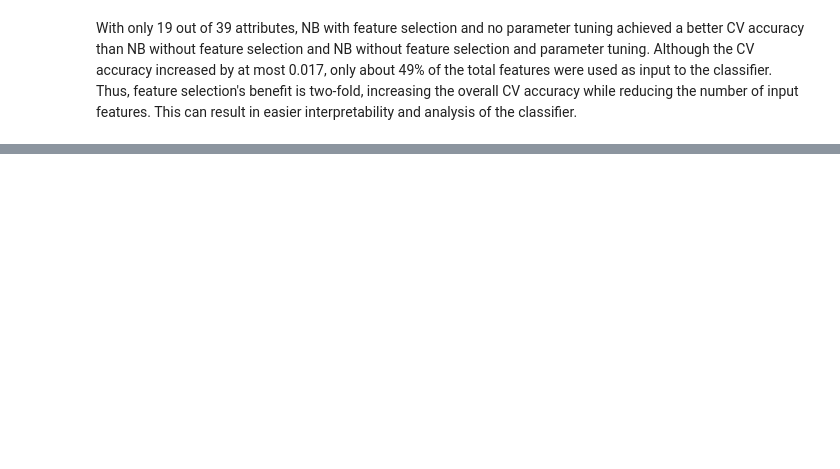
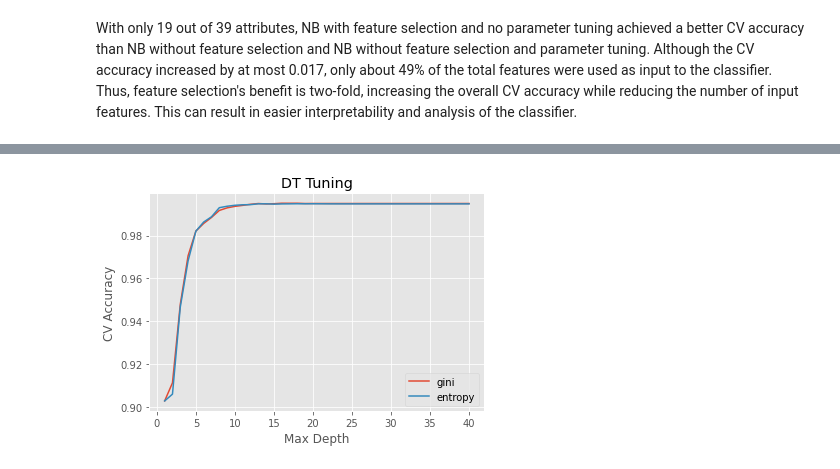
Before and after one commit to nzabdelke/Network-Traffic-Classification, a Jupyter notebook: network_traffic_classification.ipynb, the cells around one changed output, grey strips where cells are left out. Saved outputs shown, nothing was run; the diff lists cells and outputs as text; code cells hidden in the pictures; blank space fills up the shorter version.

Commit message:
add CART classifier

```diff
--- a/network_traffic_classification.ipynb
+++ b/network_traffic_classification.ipynb
@@ -381,0 +417,14 @@ best_classifiers = {"NB with FS": scores.mean()}
+# %%
+pipe = make_pipeline(ct, DecisionTreeClassifier(random_state=1234))
+criterion = ["gini", "entropy"]
+depth_range = list(range(1, 41))
+param_grid = {
+    "decisiontreeclassifier__criterion": criterion,
+    "decisiontreeclassifier__max_depth": depth_range,
+}
+
+search = GridSearchCV(pipe, param_grid, cv=cv, n_jobs=-1)
+
+search.fit(X, y)
+print("Best parameter (CV accuracy=%0.3f):" % search.best_score_)
+print(search.best_params_)
@@ -381,0 +435,19 @@ best_classifiers = {"NB with FS": scores.mean()}
+# %%
+tuning_results = pd.DataFrame(search.cv_results_["params"])
+tuning_results["mean_test_score"] = search.cv_results_["mean_test_score"]
+
+for i in ["gini", "entropy"]:
+    criterion = tuning_results[tuning_results["decisiontreeclassifier__criterion"] == i]
+    plt.plot(
+        criterion["decisiontreeclassifier__max_depth"],
+        criterion["mean_test_score"],
+        label=i,
+    )
+
+plt.legend()
+plt.xlabel("Max Depth")
+plt.ylabel("CV Accuracy")
+plt.title("DT Tuning")
+plt.show()
+# %% [output]
+[figure, added]
```
Also changed, not shown: parts of 14 cells of this notebook.
